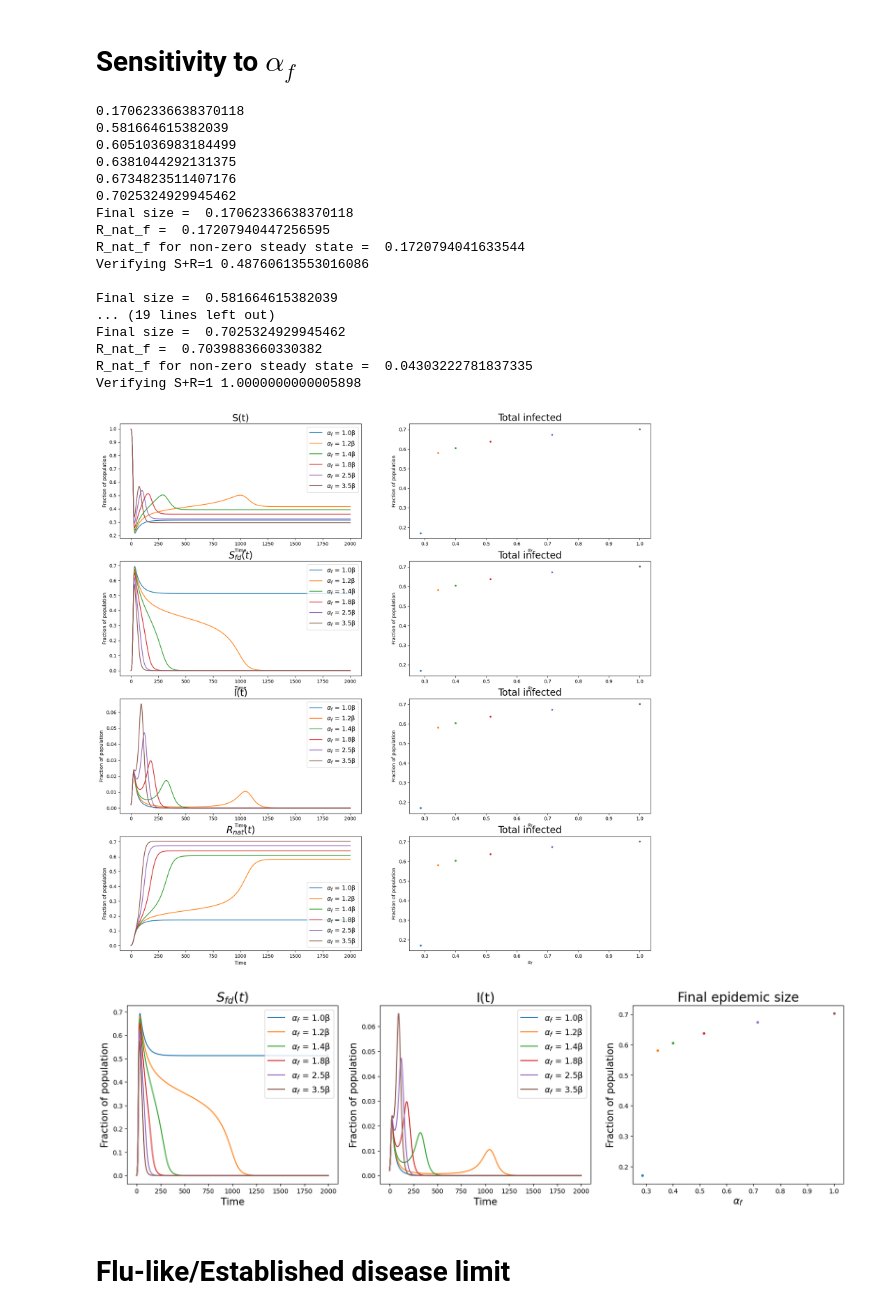
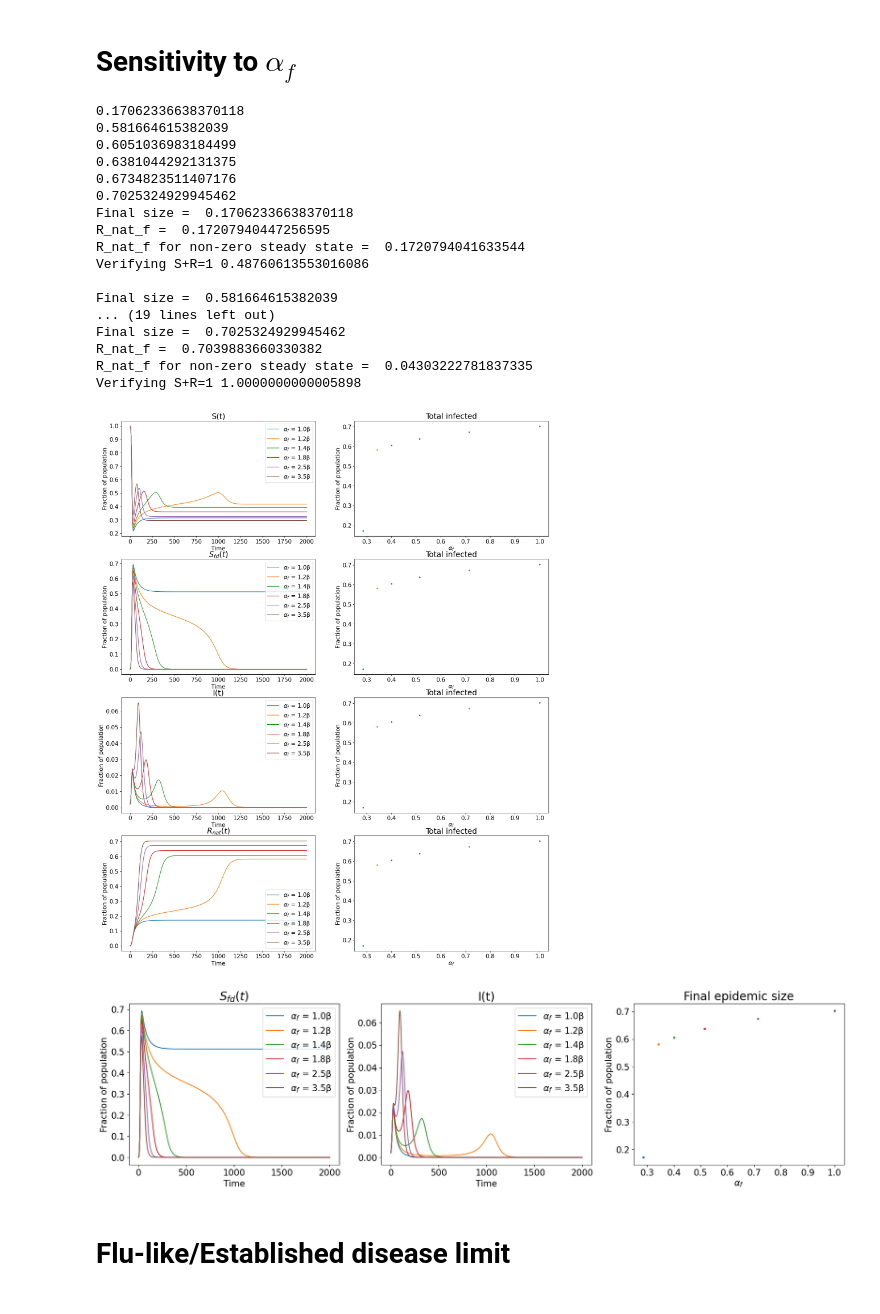
Before and after one commit to Avneet-0001/Computational-Physics-Programs, a Jupyter notebook: Fear_of_disease_model.ipynb, the cells around one changed output. Drawn from its saved outputs; the diff is of its cells as text; code cells hidden in the pictures.

```diff
--- a/Fear_of_disease_model.ipynb
+++ b/Fear_of_disease_model.ipynb
@@ -31,7 +31,7 @@ def model(Ic,t,p):
 
   return dmodel
 # %%
-fig,axis = plt.subplots(1,3,figsize=(20,5))
+fig,axis = plt.subplots(1,3,figsize=(22,5))
 plt.rc('axes', titlesize=20) # Axes labels font size
 plt.rc('legend', fontsize=13) # Legend fontsize
 plt.rc('figure', titlesize=20) # Figure title
@@ -47,16 +47,20 @@ for l in range(len(p_val)):
   axis[0].set_title(r'$S_{fd}(t)$')
   axis[0].set_xlabel('Time', fontsize='15')
   axis[0].set_ylabel('Fraction of population', fontsize='15')
-  axis[0].legend()
+  axis[0].legend(fontsize=15)
 
   axis[1].plot(t,z[:,2],label='p = ' + str(p_val[l]))
   axis[1].set_title('I(t)')
   axis[1].set_xlabel('Time', fontsize='15')
   axis[1].set_ylabel('Fraction of population', fontsize='15')
-  axis[1].legend()
+  axis[1].legend(fontsize=15)
 
   axis[2].plot(p_val[l], total_infected,'.')
   axis[2].set_xlabel('p', fontsize='15')
   axis[2].set_ylabel('Fraction of population', fontsize='15')
   axis[2].set_title('Total infected')
+
+  for ax in axis:
+    ax.tick_params(axis='x', labelsize=15)  # Change 15 to the desired fontsize
+    ax.tick_params(axis='y', labelsize=15)
 # %% [output]
@@ -98,7 +102,7 @@ for l in range(len(alpha_f_val)):
   print(total_infected)
 
 
-fig,axis = plt.subplots(4,2,figsize=(20,20))
+fig,axis = plt.subplots(4,2,figsize=(20,25))
 
 for l in range(len(alpha_f_val)):
   alpha_f = alpha_f_val[l]
@@ -113,69 +117,73 @@ for l in range(len(alpha_f_val)):
 
   axis[0][0].plot(t, z[:,0], label='$α_f$ = ' + str(alpha_f_str[l]))
   axis[0][0].set_title('S(t)')
-  axis[0][0].set_xlabel('Time')
-  axis[0][0].set_ylabel('Fraction of population')
-  axis[0][0].legend()
+  axis[0][0].set_xlabel('Time', fontsize=15)
+  axis[0][0].set_ylabel('Fraction of population', fontsize=15)
+  axis[0][0].legend(fontsize=15)
 
   axis[0][1].plot(alpha_f, total_infected,'.')
-  axis[0][1].set_xlabel('$α_f$')
-  axis[0][1].set_ylabel('Fraction of population')
+  axis[0][1].set_xlabel('$α_f$', fontsize=15)
+  axis[0][1].set_ylabel('Fraction of population', fontsize=15)
   axis[0][1].set_title('Total infected')
 
   axis[1][0].plot(t, z[:,1], label='$α_f$ = ' + str(alpha_f_str[l]))
   axis[1][0].set_title('$S_{fd}(t)$')
-  axis[1][0].set_xlabel('Time')
-  axis[1][0].set_ylabel('Fraction of population')
-  axis[1][0].legend()
+  axis[1][0].set_xlabel('Time', fontsize=15)
+  axis[1][0].set_ylabel('Fraction of population', fontsize=15)
+  axis[1][0].legend(fontsize=15)
 
   axis[1][1].plot(alpha_f, total_infected,'.')
-  axis[1][1].set_xlabel('$α_f$')
-  axis[1][1].set_ylabel('Fraction of population')
+  axis[1][1].set_xlabel('$α_f$', fontsize=15)
+  axis[1][1].set_ylabel('Fraction of population', fontsize=15)
   axis[1][1].set_title('Total infected')
 
 
   axis[2][0].plot(t,z[:,2],label='$α_f$ = ' + str(alpha_f_str[l]))
   axis[2][0].set_title('I(t)')
-  axis[2][0].set_xlabel('Time')
-  axis[2][0].set_ylabel('Fraction of population')
-  axis[2][0].legend()
+  axis[2][0].set_xlabel('Time', fontsize=15)
+  axis[2][0].set_ylabel('Fraction of population', fontsize=15)
+  axis[2][0].legend(fontsize=15)
 
   axis[2][1].plot(alpha_f, total_infected,'.')
-  axis[2][1].set_xlabel('$α_f$')
-  axis[2][1].set_ylabel('Fraction of population')
+  axis[2][1].set_xlabel('$α_f$', fontsize=15)
+  axis[2][1].set_ylabel('Fraction of population', fontsize=15)
   axis[2][1].set_title('Total infected')
 
   axis[3][0].plot(t, z[:,3], label='$α_f$ = ' + str(alpha_f_str[l]))
   axis[3][0].set_title('$R_{nat}(t)$')
-  axis[3][0].set_xlabel('Time')
-  axis[3][0].set_ylabel('Fraction of population')
-  axis[3][0].legend()
+  axis[3][0].set_xlabel('Time', fontsize=15)
+  axis[3][0].set_ylabel('Fraction of population', fontsize=15)
+  axis[3][0].legend(fontsize=15)
 
   axis[3][1].plot(alpha_f, total_infected,'.')
-  axis[3][1].set_xlabel('$α_f$')
-  axis[3][1].set_ylabel('Fraction of population')
+  axis[3][1].set_xlabel('$α_f$', fontsize=15)
+  axis[3][1].set_ylabel('Fraction of population', fontsize=15)
   axis[3][1].set_title('Total infected')
+
+  for ax in axis.flat:
+    ax.tick_params(axis='x', labelsize=15)  # Change 15 to the desired fontsize
+    ax.tick_params(axis='y', labelsize=15)
 # %% [output]
 0.17062336638370118
 0.581664615382039
 0.6051036983184499
 0.6381044292131375
 0.6734823511407176
 0.7025324929945462
 Final size =  0.17062336638370118
 R_nat_f =  0.17207940447256595
 R_nat_f for non-zero steady state =  0.1720794041633544
 Verifying S+R=1 0.48760613553016086
 
 Final size =  0.581664615382039
 ... (19 lines left out)
 Final size =  0.7025324929945462
 R_nat_f =  0.7039883660330382
 R_nat_f for non-zero steady state =  0.04303222781837335
 Verifying S+R=1 1.0000000000005898
-[figure, old version]
+[figure, new version]
 # %%
-fig,axis = plt.subplots(1,3,figsize=(20,5))
+fig,axis = plt.subplots(1,3,figsize=(22,5))
 plt.rc('axes', titlesize=20) # Axes labels font size
 plt.rc('legend', fontsize=13) # Legend fontsize
 plt.rc('figure', titlesize=20) # Figure title
@@ -190,20 +198,24 @@ for l in range(len(alpha_f_val)):
   axis[0].set_title(r'$S_{fd}(t)$')
   axis[0].set_xlabel('Time', fontsize='15')
   axis[0].set_ylabel('Fraction of population', fontsize='15')
-  axis[0].legend()
+  axis[0].legend(fontsize=15)
 
   axis[1].plot(t,z[:,2],label='$α_f$ = ' + str(alpha_f_str[l]))
   axis[1].set_title('I(t)')
   axis[1].set_xlabel('Time', fontsize='15')
   axis[1].set_ylabel('Fraction of population', fontsize='15')
-  axis[1].legend()
+  axis[1].legend(fontsize=15)
 
   axis[2].plot(alpha_f_val[l], total_infected,'.')
   axis[2].set_xlabel('$α_f$', fontsize='15')
   axis[2].set_ylabel('Fraction of population', fontsize='15')
   axis[2].set_title('Final epidemic size')
+
+for ax in axis:
+    ax.tick_params(axis='x', labelsize=15)  # Change 15 to the desired fontsize
+    ax.tick_params(axis='y', labelsize=15)
 # %% [output]
-[figure, old version]
+[figure, new version]
 # %% [markdown]
 # Flu-like/Established disease limit
 # %%
```
Also changed, not shown: parts of 8 cells of this notebook.
